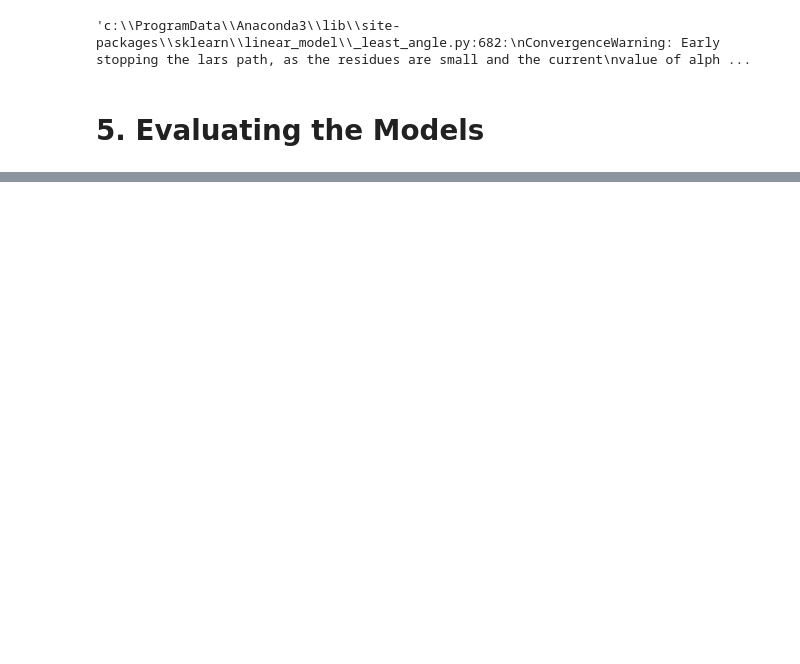
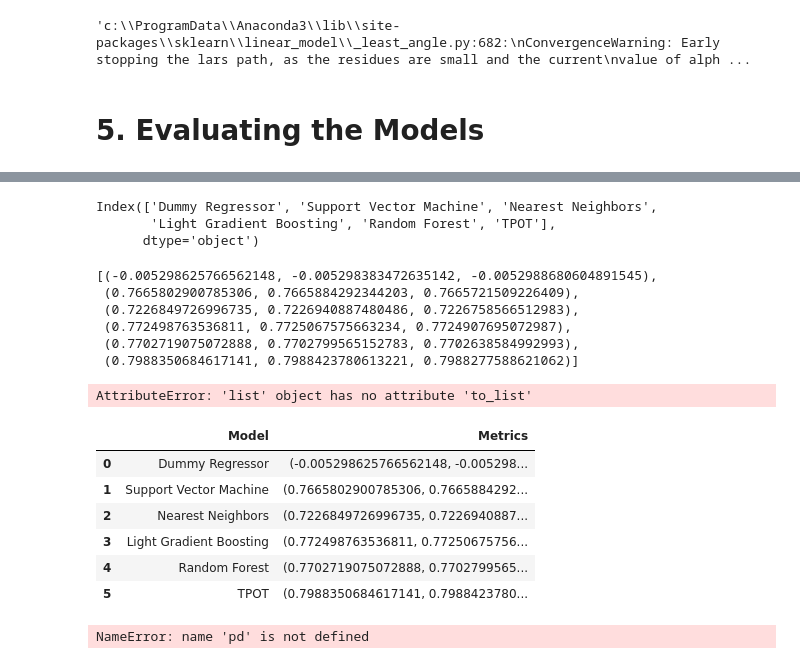
Before and after one commit to dmulysses/ml-regression-pkbhx, a Jupyter notebook: ml-regression-pkbhx.ipynb, the cells around one changed output, grey strips where cells are left out. Saved outputs shown, nothing was run; the diff lists cells and outputs as text; code cells hidden in the pictures; blank space fills up the shorter version.

```diff
--- a/ml-regression-pkbhx.ipynb
+++ b/ml-regression-pkbhx.ipynb
@@ -394,0 +414,8 @@ metrics
+# %%
+models = metrics.columns
+# %%
+models
+# %% [output]
+Index(['Dummy Regressor', 'Support Vector Machine', 'Nearest Neighbors',
+       'Light Gradient Boosting', 'Random Forest', 'TPOT'],
+      dtype='object')
@@ -394,0 +427,33 @@ metrics
+# %%
+list_metrics
+# %% [output]
+[(-0.005298625766562148, -0.005298383472635142, -0.0052988680604891545),
+ (0.7665802900785306, 0.7665884292344203, 0.7665721509226409),
+ (0.7226849726996735, 0.7226940887480486, 0.7226758566512983),
+ (0.772498763536811, 0.7725067575663234, 0.7724907695072987),
+ (0.7702719075072888, 0.7702799565152783, 0.7702638584992993),
+ (0.7988350684617141, 0.7988423780613221, 0.7988277588621062)]
+# %%
+list_metrics = pd.DataFrame(list_metrics.to_list(), columns = ['R**2', 'R**2_Upper', 'R**2_Lower'])
+# %% [output]
+AttributeError: 'list' object has no attribute 'to_list'
+# %%
+r2_scorer = pd.DataFrame()
+r2_scorer['Model'] = models
+#r2_scorer = pd.DataFrame(columns=['Model', 'R**2', 'R**2_Upper', 'R**2_Lower'])
+r2_scorer['Metrics'] = mylist
+# %%
+r2_scorer
+# %% [output]
+|  | Model | Metrics |
+| 0 | Dummy Regressor | (-0.005298625766562148, -0.005298... |
+| 1 | Support Vector Machine | (0.7665802900785306, 0.7665884292... |
+| 2 | Nearest Neighbors | (0.7226849726996735, 0.7226940887... |
+| 3 | Light Gradient Boosting | (0.772498763536811, 0.77250675756... |
+| 4 | Random Forest | (0.7702719075072888, 0.7702799565... |
+| 5 | TPOT | (0.7988350684617141, 0.7988423780... |
+# %%
+r2_scorer = pd.DataFrame(r2_scorer['Metrics'].to_list(), columns = ['R**2', 'R**2_Upper', 'R**2_Lower'])
+#r2_scorer['Model'] = models
+# %% [output]
+NameError: name 'pd' is not defined
```
Also changed, not shown: parts of 19 cells of this notebook.
